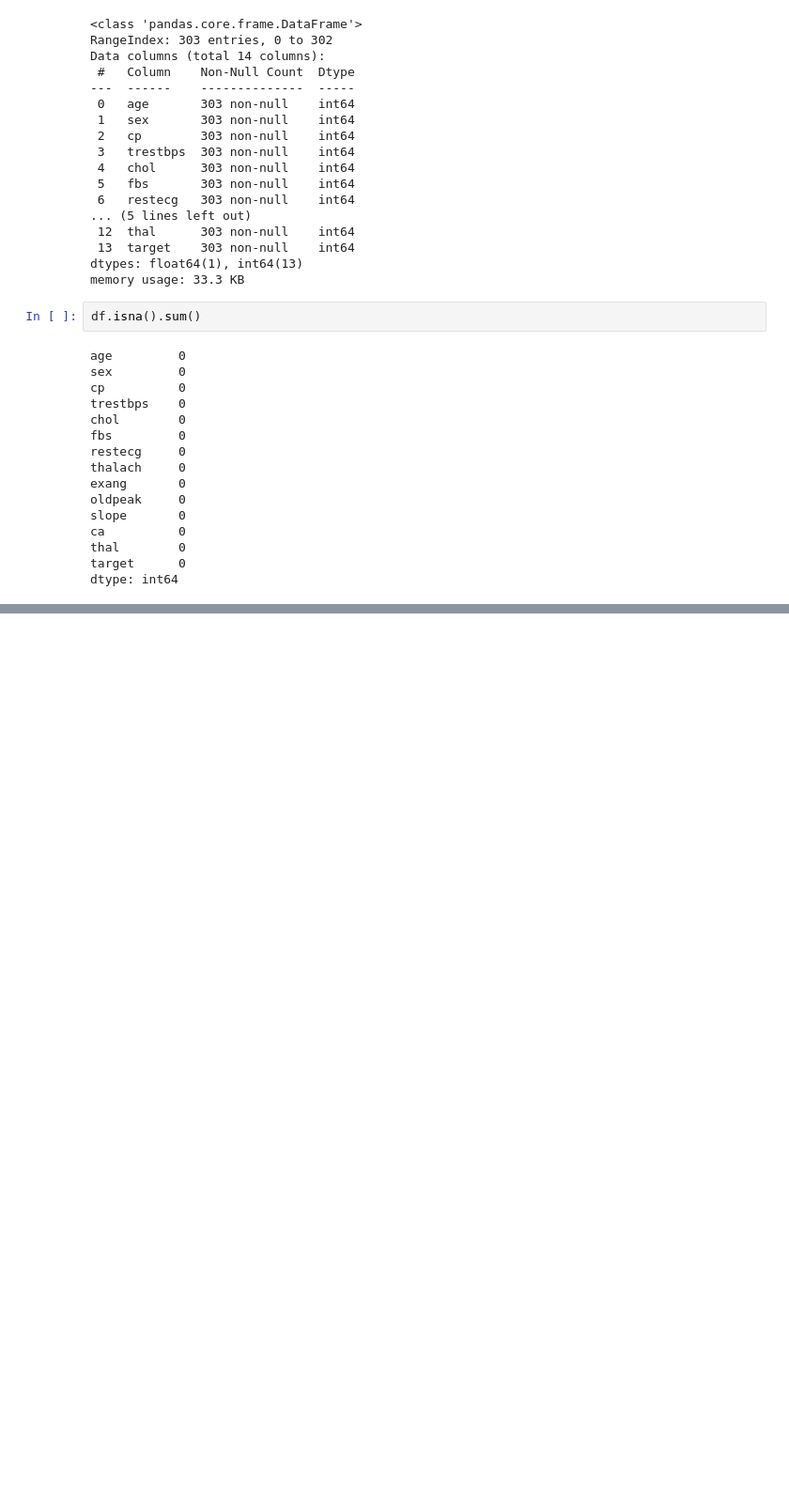
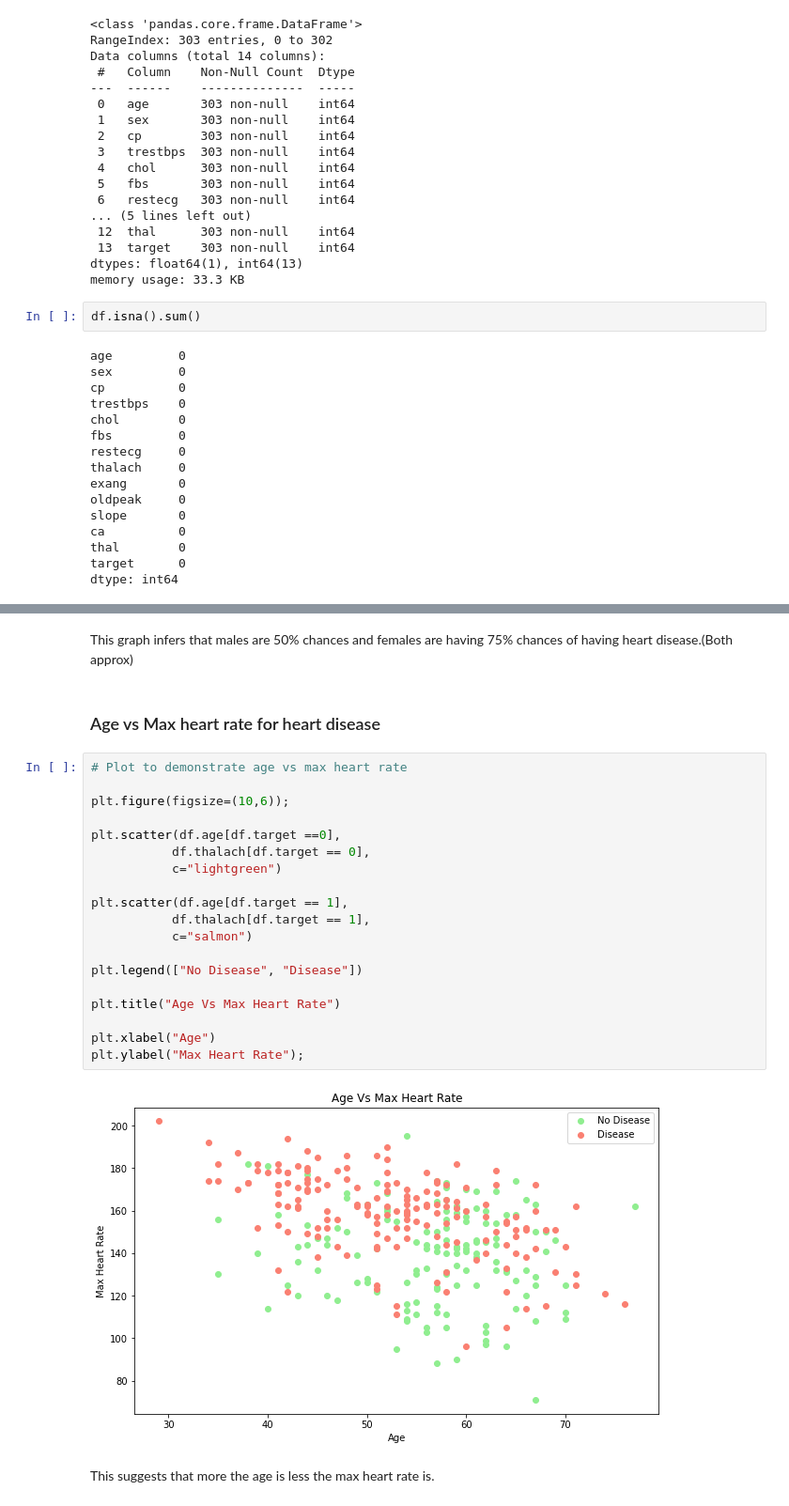
Before and after one commit to Tanishq-19/Heart-Disease-Classification, a Jupyter notebook: Heart-Disease-Classification.ipynb, the cells around one changed output, grey strips where cells are left out. Shown: that part at 94% size. Saved outputs shown, nothing was run; the diff lists cells and outputs as text; blank space fills up the shorter version.

```diff
--- a/Heart-Disease-Classification.ipynb
+++ b/Heart-Disease-Classification.ipynb
@@ -145,0 +163,27 @@ dtype: int64
+# %% [markdown]
+This graph infers that males are 50% chances and females are having 75% chances of having heart disease.(Both approx)
+# %% [markdown]
+### Age vs Max heart rate for heart disease
+# %%
+# Plot to demonstrate age vs max heart rate
+
+plt.figure(figsize=(10,6));
+
+plt.scatter(df.age[df.target ==0],
+           df.thalach[df.target == 0],
+           c="lightgreen")
+
+plt.scatter(df.age[df.target == 1],
+           df.thalach[df.target == 1],
+           c="salmon")
+
+plt.legend(["No Disease", "Disease"])
+
+plt.title("Age Vs Max Heart Rate")
+
+plt.xlabel("Age")
+plt.ylabel("Max Heart Rate");
+# %% [output]
+[figure, added]
+# %% [markdown]
+This suggests that more the age is less the max heart rate is.
```
Also changed, not shown: parts of 2 cells of this notebook.
